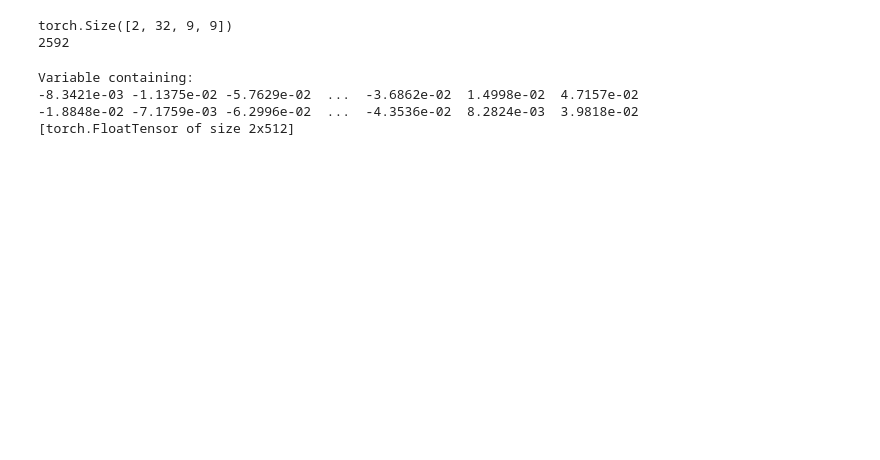
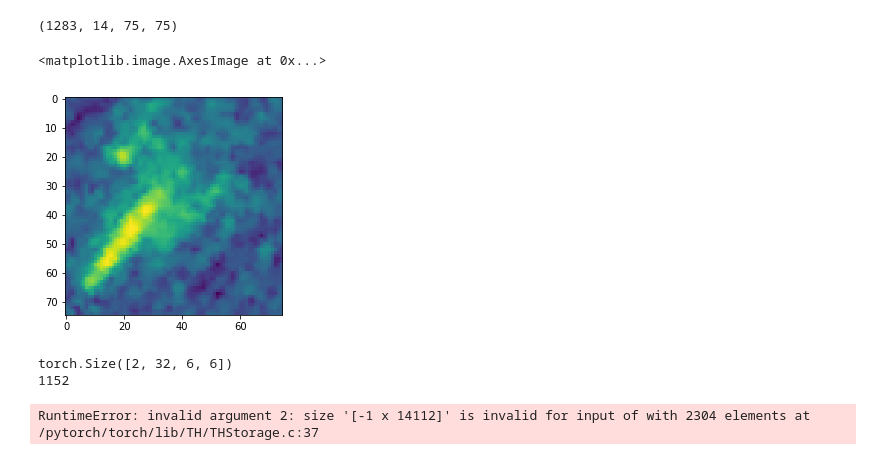
Before and after one commit to Webstep/StatoilCCoreKaggle, a Jupyter notebook: notebooks/milesg-dev.ipynb, the cells around one changed output. Saved outputs shown, nothing was run; the diff lists cells and outputs as text; code cells hidden in the pictures; blank space fills up the shorter version.

```diff
--- a/notebooks/milesg-dev.ipynb
+++ b/notebooks/milesg-dev.ipynb
@@ -35,4 +37,4 @@ Using Theano backend.
 X, y = DataLoader.load_train()
 X['inc_angle_missing'] = X.inc_angle.map(pd.isnull)
 X.inc_angle.fillna(value=0, inplace=True)
-xTrain, xTest, yTrain, yTest = train_test_split(X.copy(), y.copy(), test_size=0.15)
+xTrain, xTest, yTrain, yTest = train_test_split(X.copy(), y.copy(), test_size=0.2)
@@ -237,0 +41,9 @@ Epoch: 35, Train loss: 0.2836 - Test loss: 0.3268 - 100.0%
+# %%
+clf = StackingClassifier(classifiers=[GangstaNet(), GangstaNet(), HighStack(), HighStack(), BoostedGoodness()],
+                         meta_classifier=LogisticRegression(),
+                         use_probas=True)
+
+clf.fit(xTrain, yTrain)
+pred = clf.predict_proba(xTest)[:, 1]
+
+log_loss(yTest.values, pred)
@@ -237,0 +71,10 @@ Epoch: 35, Train loss: 0.2836 - Test loss: 0.3268 - 100.0%
+# %%
+from mlxtend.classifier import StackingClassifier
+from sklearn.linear_model import LogisticRegression
+
+clf = StackingClassifier(classifiers=[DoubleDown(batch_size=20, n_epoch=15, lr=0.0001, weight_decay=0.0)],
+                         meta_classifier=LogisticRegression(),
+                         use_probas=True)
+
+scores = cross_val_score(clf, X, y, scoring='neg_log_loss', cv=2)
+print('Mean: {}, STD: {}'.format(scores.mean(), scores.std()))
@@ -238,31 +143,49 @@ Epoch: 35, Train loss: 0.2836 - Test loss: 0.3268 - 100.0%
+# %%
+imgs = clf._preprocess(xTrain)
+imgs.shape
+# %% [output]
+(1283, 14, 75, 75)
+# %%
+plt.imshow(imgs[1, 0, :, :].reshape(75, 75))
+# %% [output]
+<matplotlib.image.AxesImage at 0x...>
+[figure, added]
 # %%
 # network layer trials
 img_size = 75
+in_channels = imgs.shape[1]
+flattened_size = 14112
 
-input1_layer1_conv2d = nn.Conv2d(in_channels=3, out_channels=32,  kernel_size=5, padding=3)
-input1_layer2_conv2d = nn.Conv2d(in_channels=32, out_channels=32, kernel_size=3, padding=1)
-input1_layer3_conv2d = nn.Conv2d(in_channels=32, out_channels=32, kernel_size=3, padding=1)
+input1_layer1_conv2d = nn.Conv2d(in_channels=in_channels, out_channels=32,  kernel_size=5, padding=3)
+input1_layer2_conv2d = nn.Conv2d(in_channels=32, out_channels=64, kernel_size=5, padding=3)
+input1_layer3_conv2d = nn.Conv2d(in_channels=64, out_channels=64, kernel_size=5, padding=3)
+input1_layer4_conv2d = nn.Conv2d(in_channels=64, out_channels=32, kernel_size=5, padding=3)
 
-fc1 = nn.Linear(in_features=2592, out_features=512)
+fc1 = nn.Linear(in_features=flattened_size, out_features=512)
 pool_big = nn.MaxPool2d(kernel_size=3, stride=2, )
 pool = nn.MaxPool2d(kernel_size=2, stride=2, )
 
-pics = np.concatenate(xTrainImgs[:2], axis=0).reshape(-1, 3, img_size, img_size)
-pics = torch.FloatTensor(pics)
+
+pics = torch.FloatTensor(imgs[:2, :, :, :])
 pics = Variable(pics)
 
-pics = pool(input1_layer1_conv2d(pics))
-pics = pool(input1_layer2_conv2d(pics))
-pics = pool(input1_layer3_conv2d(pics))
+pics = (input1_layer1_conv2d(pics))
+pics = pool(pics)
+
+pics = (input1_layer2_conv2d(pics))
+pics = pool(pics)
+
+pics = (input1_layer3_conv2d(pics))
+pics = pool(pics)
+
+pics = (input1_layer4_conv2d(pics))
+pics = pool(pics)
 
 print(pics.size())
 print(np.prod(pics.size()[1:]))
 
-fc1(pics.view(-1, 2592))
+fc1(pics.view(-1, flattened_size))
 # %% [output]
-torch.Size([2, 32, 9, 9])
-2592
+torch.Size([2, 32, 6, 6])
+1152
-Variable containing:
--8.3421e-03 -1.1375e-02 -5.7629e-02  ...  -3.6862e-02  1.4998e-02  4.7157e-02
--1.8848e-02 -7.1759e-03 -6.2996e-02  ...  -4.3536e-02  8.2824e-03  3.9818e-02
-[torch.FloatTensor of size 2x512]
+RuntimeError: invalid argument 2: size '[-1 x 14112]' is invalid for input of with 2304 elements at /pytorch/torch/lib/TH/THStorage.c:37
```
Also changed, not shown: parts of 13 cells of this notebook, 7 other files.
